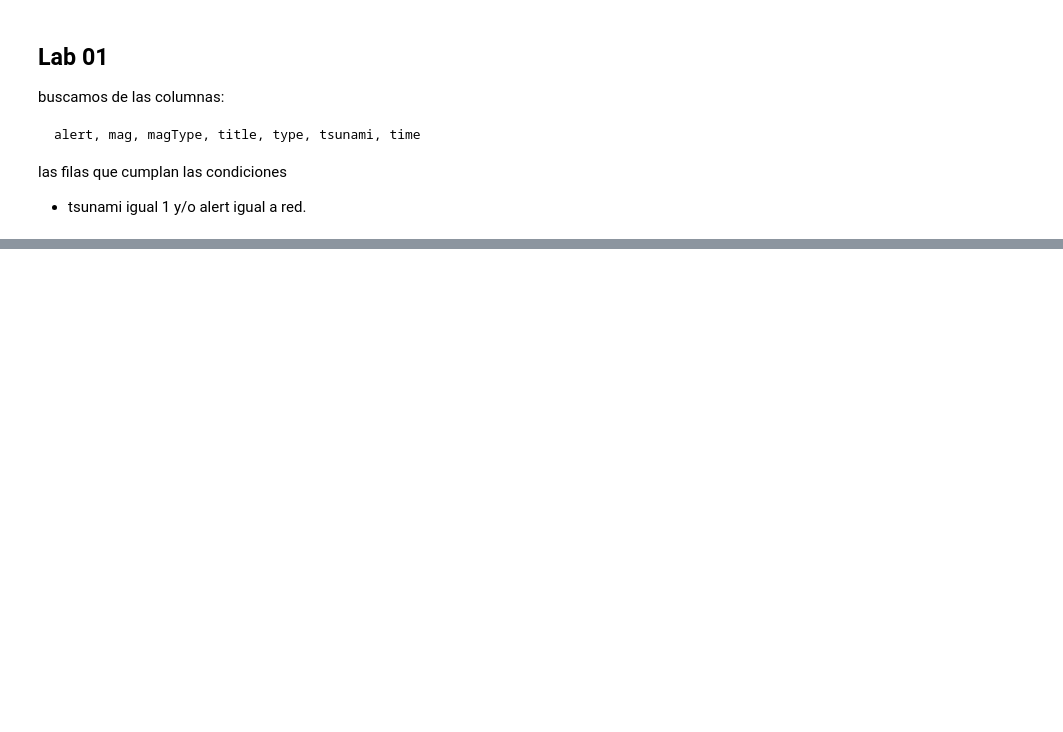
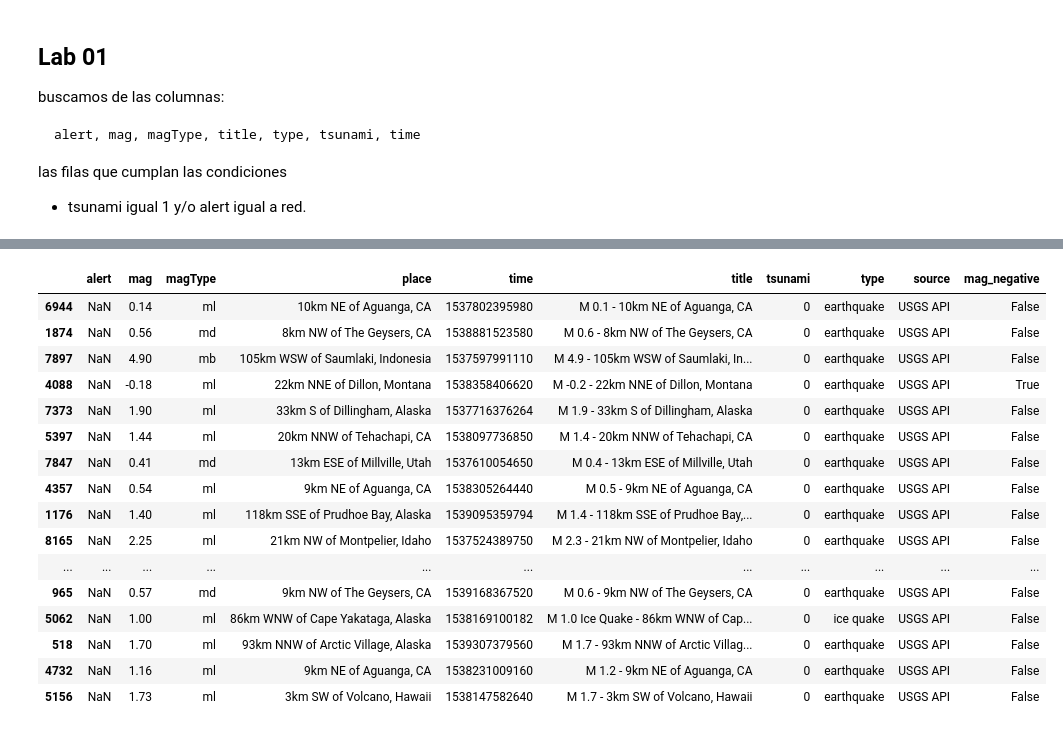
Before and after one commit to ricardocarreras/Bootcamp_DataScience_student, a Jupyter notebook: week10/01_Pandas_segunda_parte.ipynb, the cells around one changed output, grey strips where cells are left out. Saved outputs shown, nothing was run; the diff lists cells and outputs as text; code cells hidden in the pictures; blank space fills up the shorter version.

```diff
--- a/week10/01_Pandas_segunda_parte.ipynb
+++ b/week10/01_Pandas_segunda_parte.ipynb
@@ -671,0 +959,21 @@ las filas que cumplan las condiciones
+# %%
+df['mag_negative'] = df['mag'] < 0 # estaré creando una nueva col con valore por defecto T o F
+df.sample(20,random_state=17)
+# %% [output]
+|  | alert | mag | magType | place | time | title | tsunami | type | source | mag_negative |
+| 6944 | NaN | 0.14 | ml | 10km NE of Aguanga, CA | 1537802395980 | M 0.1 - 10km NE of Aguanga, CA | 0 | earthquake | USGS API | False |
+| 1874 | NaN | 0.56 | md | 8km NW of The Geysers, CA | 1538881523580 | M 0.6 - 8km NW of The Geysers, CA | 0 | earthquake | USGS API | False |
+| 7897 | NaN | 4.90 | mb | 105km WSW of Saumlaki, Indonesia | 1537597991110 | M 4.9 - 105km WSW of Saumlaki, In... | 0 | earthquake | USGS API | False |
+| 4088 | NaN | -0.18 | ml | 22km NNE of Dillon, Montana | 1538358406620 | M -0.2 - 22km NNE of Dillon, Montana | 0 | earthquake | USGS API | True |
+| 7373 | NaN | 1.90 | ml | 33km S of Dillingham, Alaska | 1537716376264 | M 1.9 - 33km S of Dillingham, Alaska | 0 | earthquake | USGS API | False |
+| 5397 | NaN | 1.44 | ml | 20km NNW of Tehachapi, CA | 1538097736850 | M 1.4 - 20km NNW of Tehachapi, CA | 0 | earthquake | USGS API | False |
+| 7847 | NaN | 0.41 | md | 13km ESE of Millville, Utah | 1537610054650 | M 0.4 - 13km ESE of Millville, Utah | 0 | earthquake | USGS API | False |
+| 4357 | NaN | 0.54 | ml | 9km NE of Aguanga, CA | 1538305264440 | M 0.5 - 9km NE of Aguanga, CA | 0 | earthquake | USGS API | False |
+| 1176 | NaN | 1.40 | ml | 118km SSE of Prudhoe Bay, Alaska | 1539095359794 | M 1.4 - 118km SSE of Prudhoe Bay,... | 0 | earthquake | USGS API | False |
+| 8165 | NaN | 2.25 | ml | 21km NW of Montpelier, Idaho | 1537524389750 | M 2.3 - 21km NW of Montpelier, Idaho | 0 | earthquake | USGS API | False |
+| ... | ... | ... | ... | ... | ... | ... | ... | ... | ... | ... |
+| 965 | NaN | 0.57 | md | 9km NW of The Geysers, CA | 1539168367520 | M 0.6 - 9km NW of The Geysers, CA | 0 | earthquake | USGS API | False |
+| 5062 | NaN | 1.00 | ml | 86km WNW of Cape Yakataga, Alaska | 1538169100182 | M 1.0 Ice Quake - 86km WNW of Cap... | 0 | ice quake | USGS API | False |
+| 518 | NaN | 1.70 | ml | 93km NNW of Arctic Village, Alaska | 1539307379560 | M 1.7 - 93km NNW of Arctic Villag... | 0 | earthquake | USGS API | False |
+| 4732 | NaN | 1.16 | ml | 9km NE of Aguanga, CA | 1538231009160 | M 1.2 - 9km NE of Aguanga, CA | 0 | earthquake | USGS API | False |
+| 5156 | NaN | 1.73 | ml | 3km SW of Volcano, Hawaii | 1538147582640 | M 1.7 - 3km SW of Volcano, Hawaii | 0 | earthquake | USGS API | False |
```
Also changed, not shown: parts of 55 cells of this notebook.
